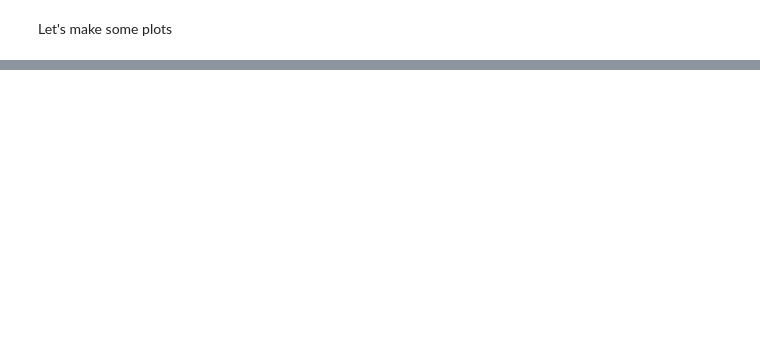
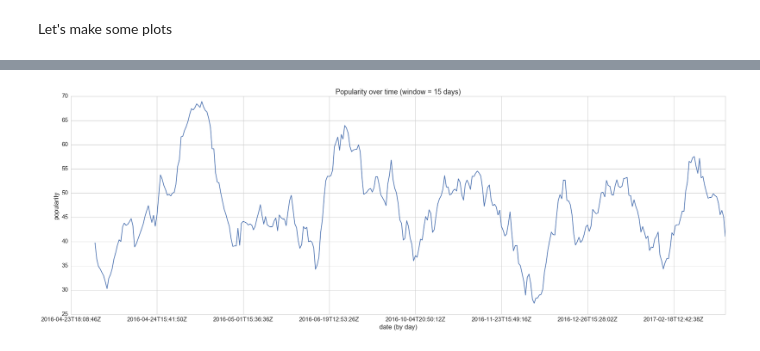
Before and after one commit to jvicentem/playing-around-with-spotify-api, a Jupyter notebook: playing-around-with-spotipy.ipynb, the cells around one changed output, grey strips where cells are left out. Cells and saved outputs as stored; diff of their text form; code cells hidden in the pictures; blank space fills up the shorter version.

```diff
--- a/playing-around-with-spotipy.ipynb
+++ b/playing-around-with-spotipy.ipynb
@@ -133,0 +223,13 @@ Loading BokehJS ...
+# %%
+popularity_daily_series = pd.Series(data=np.array(tracks_df['popularity']),
+                                  name='popularity',
+                                  index=tracks_df['added_at']).sort_index()
+
+(popularity_daily_series.rolling(window = 15)
+ .mean()
+ .plot(figsize=(30, 10))
+ .set(xlabel='date (by day)', ylabel='popularity', title='Popularity over time (window = 15 days)'))
+
+sns.plt.show()
+# %% [output]
+[figure, added]
```
Also changed, not shown: parts of 17 cells of this notebook.
